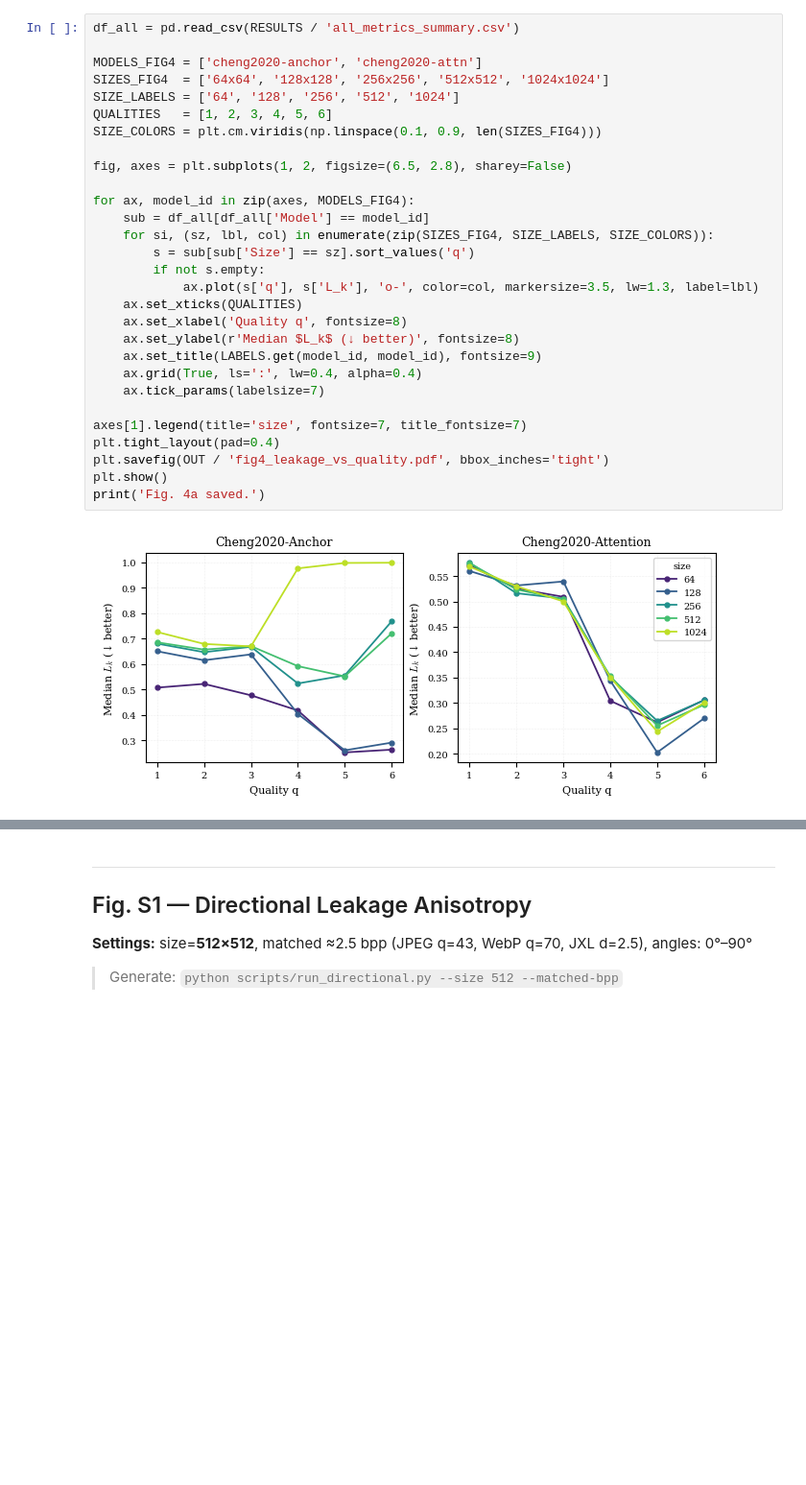
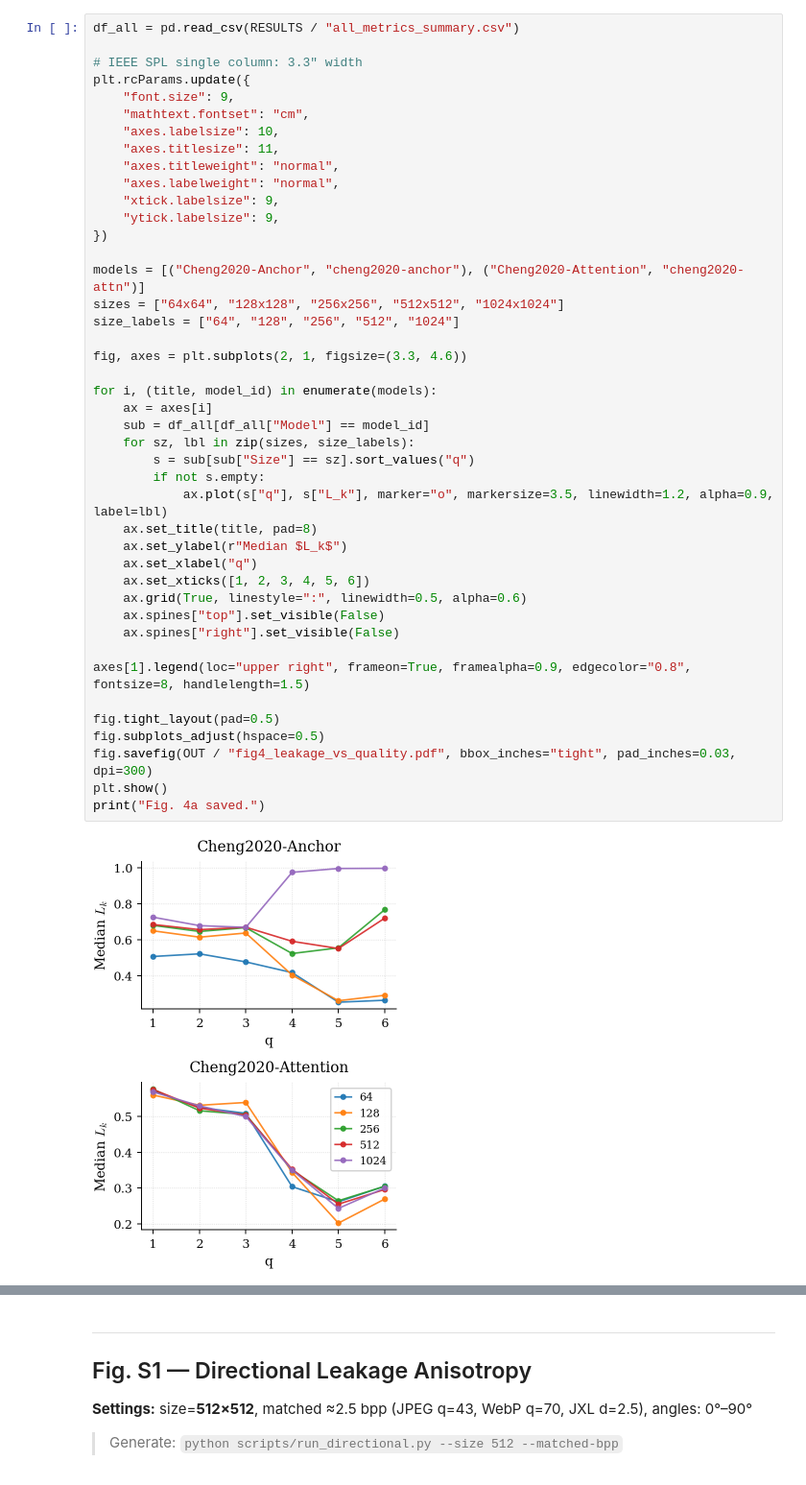
Before and after one commit to nkalmykovsk/dct_benchmark_nic, a Jupyter notebook: notebooks/02_paper_figures.ipynb, the cells around one changed output, grey strips where cells are left out. Shown at 96% size. Drawn from its saved outputs; the diff is of its cells as text; blank space fills up the shorter version.

```diff
--- a/notebooks/02_paper_figures.ipynb
+++ b/notebooks/02_paper_figures.ipynb
@@ -196,36 +250,50 @@ Available models: ['ftic', 'tcm', 'cheng2020-anchor', 'cheng2020-attn', 'bmshj20
 
 **Settings:** `cheng2020-anchor`, `cheng2020-attn`, q=1–6, sizes={64,128,256,512,1024}
 # %%
-df_all = pd.read_csv(RESULTS / 'all_metrics_summary.csv')
+df_all = pd.read_csv(RESULTS / "all_metrics_summary.csv")
 
-MODELS_FIG4 = ['cheng2020-anchor', 'cheng2020-attn']
-SIZES_FIG4  = ['64x64', '128x128', '256x256', '512x512', '1024x1024']
-SIZE_LABELS = ['64', '128', '256', '512', '1024']
-QUALITIES   = [1, 2, 3, 4, 5, 6]
-SIZE_COLORS = plt.cm.viridis(np.linspace(0.1, 0.9, len(SIZES_FIG4)))
+# IEEE SPL single column: 3.3" width
+plt.rcParams.update({
+    "font.size": 9,
+    "mathtext.fontset": "cm",
+    "axes.labelsize": 10,
+    "axes.titlesize": 11,
+    "axes.titleweight": "normal",
+    "axes.labelweight": "normal",
+    "xtick.labelsize": 9,
+    "ytick.labelsize": 9,
+})
 
-fig, axes = plt.subplots(1, 2, figsize=(6.5, 2.8), sharey=False)
+models = [("Cheng2020-Anchor", "cheng2020-anchor"), ("Cheng2020-Attention", "cheng2020-attn")]
+sizes = ["64x64", "128x128", "256x256", "512x512", "1024x1024"]
+size_labels = ["64", "128", "256", "512", "1024"]
 
-for ax, model_id in zip(axes, MODELS_FIG4):
-    sub = df_all[df_all['Model'] == model_id]
-    for si, (sz, lbl, col) in enumerate(zip(SIZES_FIG4, SIZE_LABELS, SIZE_COLORS)):
-        s = sub[sub['Size'] == sz].sort_values('q')
+fig, axes = plt.subplots(2, 1, figsize=(3.3, 4.6))
+
+for i, (title, model_id) in enumerate(models):
+    ax = axes[i]
+    sub = df_all[df_all["Model"] == model_id]
+    for sz, lbl in zip(sizes, size_labels):
+        s = sub[sub["Size"] == sz].sort_values("q")
         if not s.empty:
-            ax.plot(s['q'], s['L_k'], 'o-', color=col, markersize=3.5, lw=1.3, label=lbl)
-    ax.set_xticks(QUALITIES)
-    ax.set_xlabel('Quality q', fontsize=8)
-    ax.set_ylabel(r'Median $L_k$ (↓ better)', fontsize=8)
-    ax.set_title(LABELS.get(model_id, model_id), fontsize=9)
-    ax.grid(True, ls=':', lw=0.4, alpha=0.4)
-    ax.tick_params(labelsize=7)
+            ax.plot(s["q"], s["L_k"], marker="o", markersize=3.5, linewidth=1.2, alpha=0.9, label=lbl)
+    ax.set_title(title, pad=8)
+    ax.set_ylabel(r"Median $L_k$")
+    ax.set_xlabel("q")
+    ax.set_xticks([1, 2, 3, 4, 5, 6])
+    ax.grid(True, linestyle=":", linewidth=0.5, alpha=0.6)
+    ax.spines["top"].set_visible(False)
+    ax.spines["right"].set_visible(False)
 
-axes[1].legend(title='size', fontsize=7, title_fontsize=7)
-plt.tight_layout(pad=0.4)
-plt.savefig(OUT / 'fig4_leakage_vs_quality.pdf', bbox_inches='tight')
+axes[1].legend(loc="upper right", frameon=True, framealpha=0.9, edgecolor="0.8", fontsize=8, handlelength=1.5)
+
+fig.tight_layout(pad=0.5)
+fig.subplots_adjust(hspace=0.5)
+fig.savefig(OUT / "fig4_leakage_vs_quality.pdf", bbox_inches="tight", pad_inches=0.03, dpi=300)
 plt.show()
-print('Fig. 4a saved.')
+print("Fig. 4a saved.")
 # %% [output]
-[figure, old version]
+[figure, new version]
 Fig. 4a saved.
 # %% [markdown]
 ---
```
Also changed, not shown: parts of 19 cells of this notebook, 17 other files.
